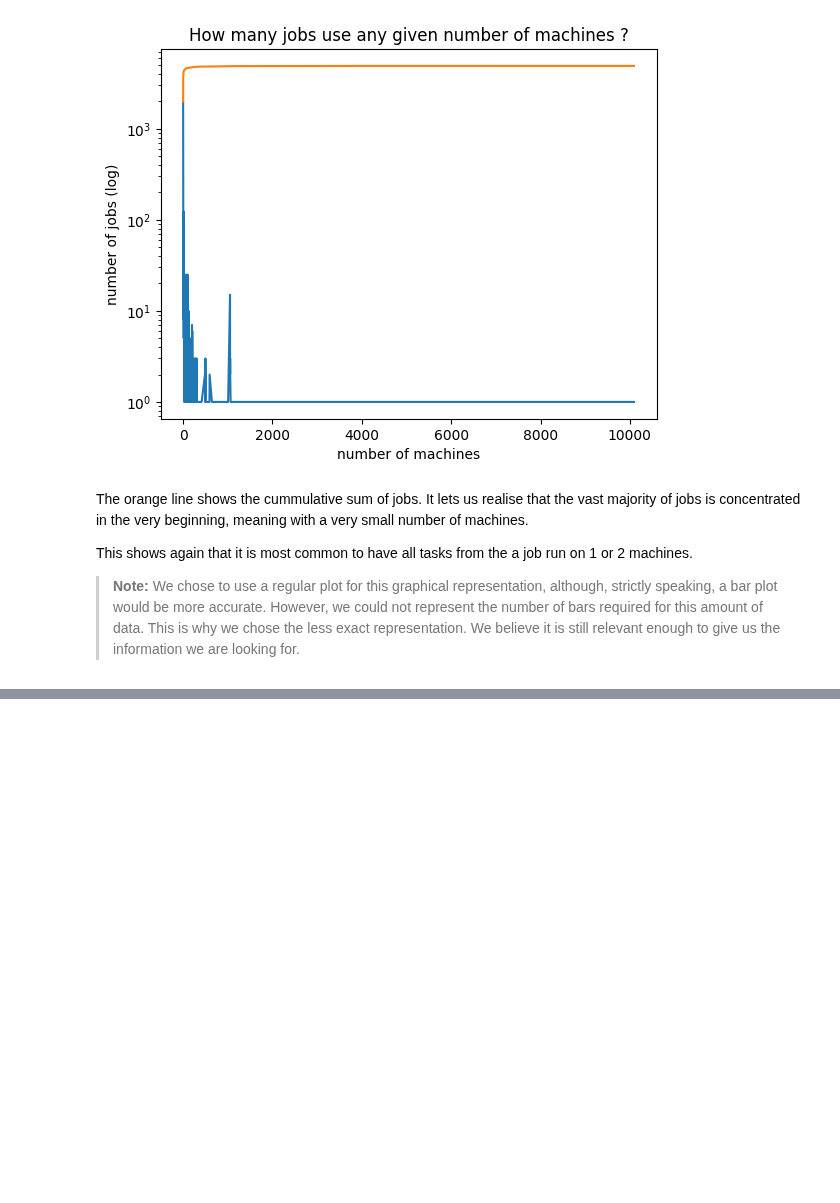
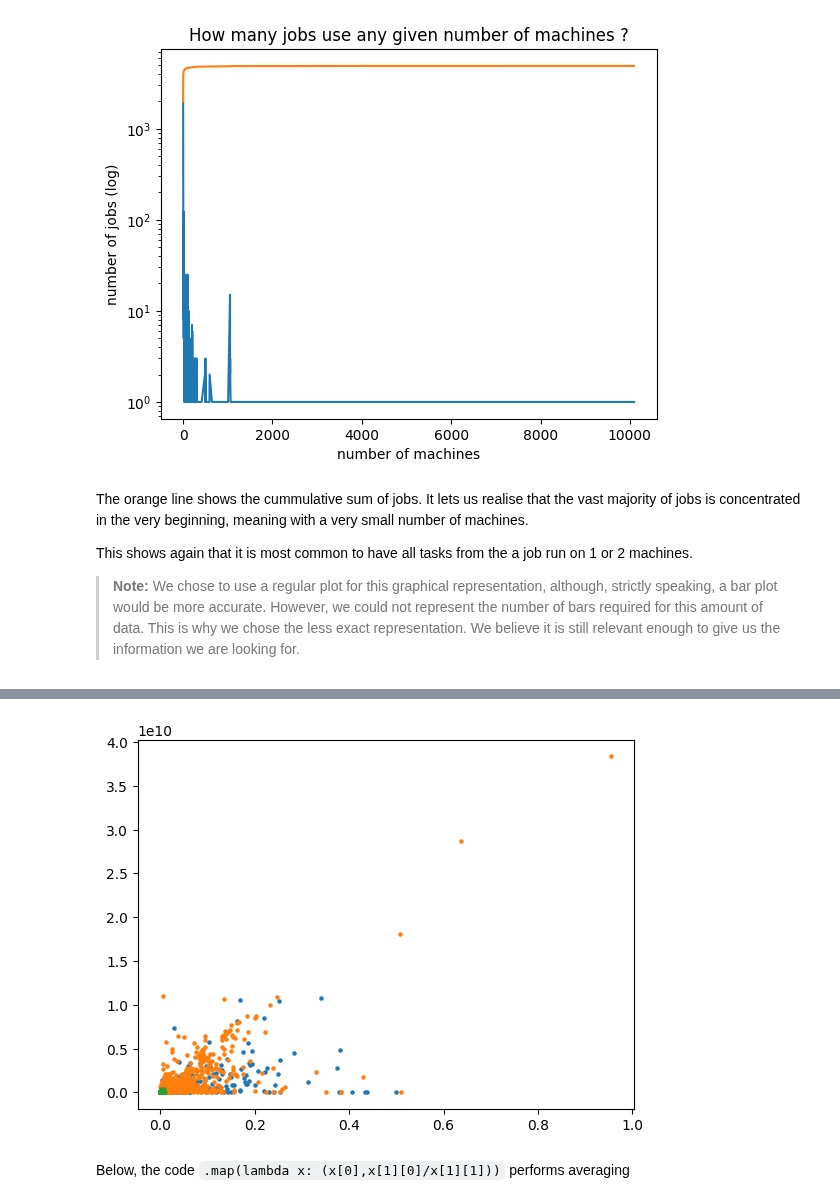
Before and after one commit to EltRnl/SparkProject, a Jupyter notebook: analysis.ipynb, the cells around one changed output, grey strips where cells are left out. Cells and saved outputs as stored; diff of their text form; code cells hidden in the pictures; blank space fills up the shorter version.

```diff
--- a/analysis.ipynb
+++ b/analysis.ipynb
@@ -760,0 +1008,6 @@ This shows again that it is most common to have all tasks from the a job run on
+# %%
+for entry in resources_per_task.take(1):
+    print(entry[0])
+    # print(entry[1])
+    for x in entry[1]:
+        print(x)
@@ -760,0 +1020,9 @@ This shows again that it is most common to have all tasks from the a job run on
+# %%
+joined = resource_requests \
+    .join(resources_per_task) \
+    .map(lambda x: (x[1][0], *x[1][1])) \
+    .cache()
+    # .sortBy(lambda x: x[0]) \
+# %%
+for x in joined.take(5):
+    print(x)
@@ -760,0 +1043,33 @@ This shows again that it is most common to have all tasks from the a job run on
+# %%
+cpu_req_vs_coresec = joined \
+    .map(lambda x: (x[0][0],(x[2],1))) \
+    .reduceByKey(lambda x,y: (x[0]+y[0],x[1]+y[1])) \
+    .map(lambda x: (x[0],x[1][0]/x[1][1]))\
+    .sortByKey()\
+    .collect()
+
+mem_req_vs_coresec = joined \
+    .map(lambda x: (x[0][1],(x[3],1))) \
+    .reduceByKey(lambda x,y: (x[0]+y[0],x[1]+y[1])) \
+    .map(lambda x: (x[0],x[1][0]/x[1][1]))\
+    .sortByKey()\
+    .collect()
+
+disk_req_vs_coresec = joined \
+    .map(lambda x: (x[0][2],(x[4],1))) \
+    .reduceByKey(lambda x,y: (x[0]+y[0],x[1]+y[1])) \
+    .map(lambda x: (x[0],x[1][0]/x[1][1]))\
+    .sortByKey()\
+    .collect()
+# %%
+S=5
+
+plt.scatter(*zip(*cpu_req_vs_coresec),s=S)
+plt.scatter(*zip(*mem_req_vs_coresec),s=S)
+plt.scatter(*zip(*disk_req_vs_coresec),s=S)
+# plt.yscale("log")
+plt.show()
+# %% [output]
+[figure, added]
+# %% [markdown]
+Below, the code `.map(lambda x: (x[0],x[1][0]/x[1][1]))` performs averaging
```
Also changed, not shown: parts of 27 cells of this notebook.
